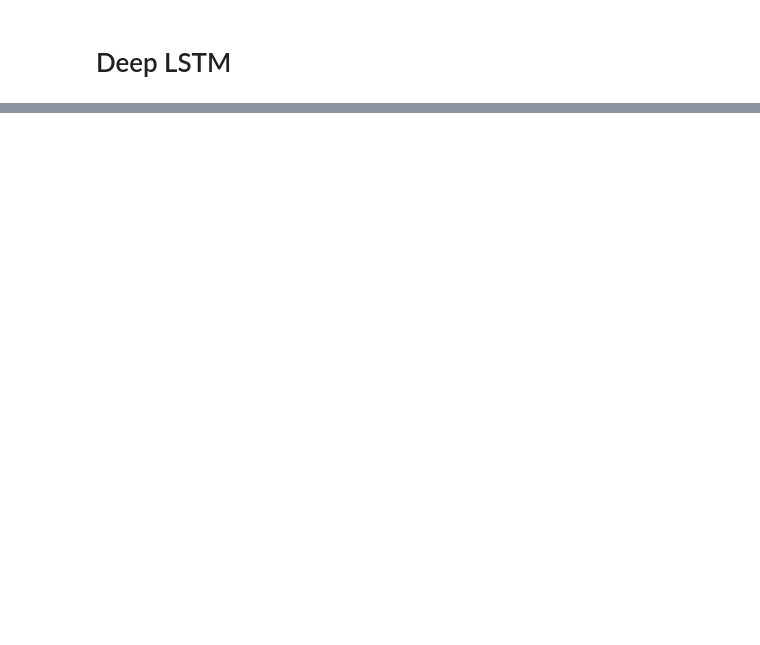
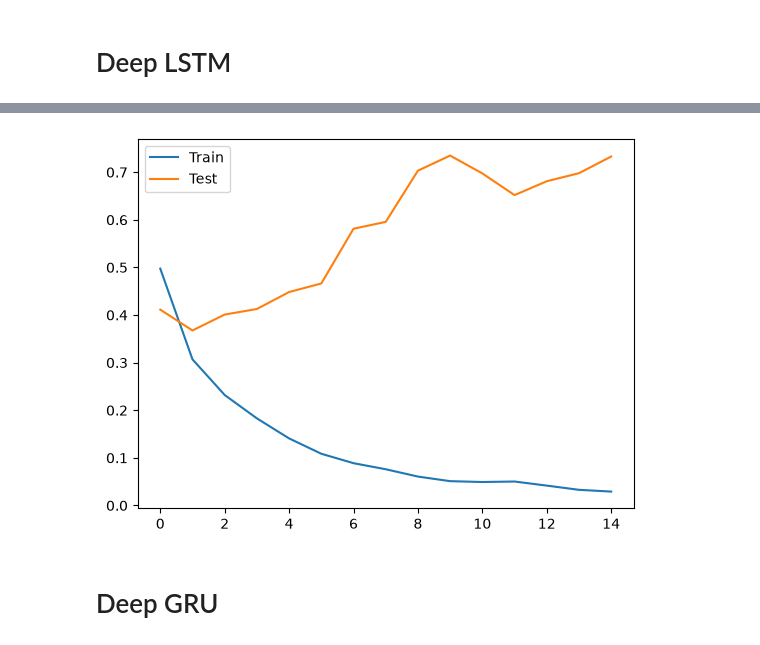
Before and after one commit to ayansuvra/Deep-Learning, a Jupyter notebook: RNN/DeepRNN.ipynb, the cells around one changed output, grey strips where cells are left out. Cells and saved outputs as stored; diff of their text form; code cells hidden in the pictures; blank space fills up the shorter version.

```diff
--- a/RNN/DeepRNN.ipynb
+++ b/RNN/DeepRNN.ipynb
@@ -52,0 +151,9 @@ Model: "sequential_2"
+# %%
+plt.plot(history_lstm.history['loss'], label='Train')
+plt.plot(history_lstm.history['val_loss'], label='Test')
+plt.legend()
+plt.show()
+# %% [output]
+[figure, added]
+# %% [markdown]
+# Deep GRU
```
Also changed, not shown: parts of 16 cells of this notebook.
